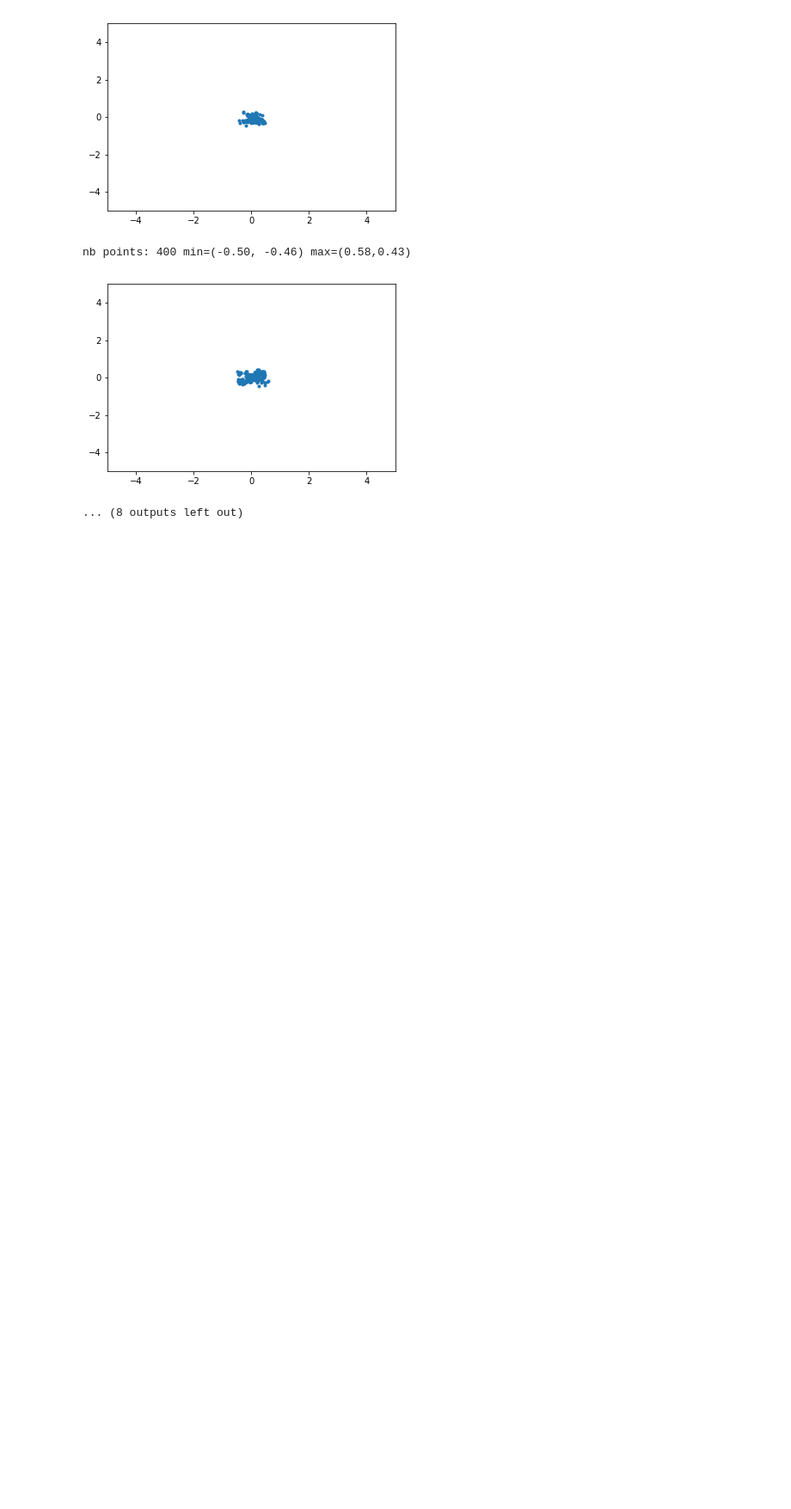
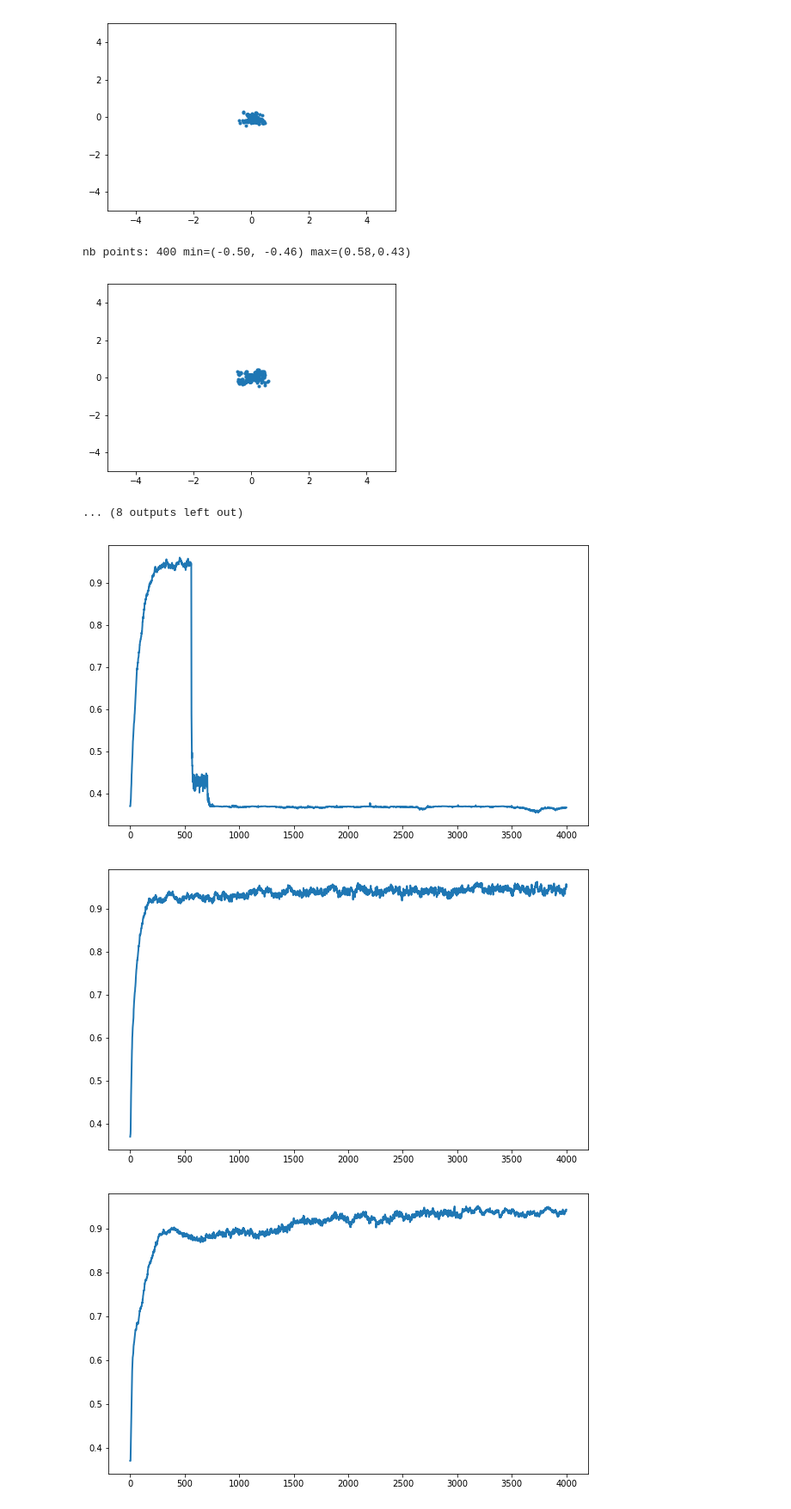
Before and after one commit to LeniLeGoff/novelty_neat, a Jupyter notebook: scripts/legged_robot.ipynb, the cells around one changed output. Shown at 86% size. Saved outputs shown, nothing was run; the diff lists cells and outputs as text; code cells hidden in the pictures; blank space fills up the shorter version.

```diff
--- a/scripts/legged_robot.ipynb
+++ b/scripts/legged_robot.ipynb
@@ -88,6 +88,11 @@ def plot_data_from(folder_name,id1,id2,nb_rep,nb_gen,name,ax1) :
     ax1.fill_between(x,perc_25,median,alpha=.2)
 
 
+def plot_single_run_jsd(folder_name,folder,ax1) :
+    x,y = load_jsd(folder_name + folder + "/JSD.dat")
+    ax1.plot(x,y,linewidth=2)
+
+
 def plot_all_data_from(folder_name,id1,nb_rep,nb_gen,r,ax1) :
     medians = []
     percs_25 = []
@@ -466,3 +471,14 @@ nb points: 400 min=(-0.42, -0.46) max=(0.48,0.27)
 nb points: 400 min=(-0.50, -0.46) max=(0.58,0.43)
 [figure]
 ... (8 outputs left out)
+# %%
+for folder in os.listdir(neat_32_fld) :
+    if folder.split('_')[0] != "legged" :
+        continue
+    if folder.split('_')[3] == "neat" :
+        fig, ax1 = plt.subplots(1,sharex=True,figsize=(10,6))
+        plot_single_run_jsd(neat_32_fld,folder,ax1)
+# %% [output]
+[figure, added]
+[figure, added]
+[figure, added]
```
Also changed, not shown: parts of 1 cell of this notebook, 2 other files.
